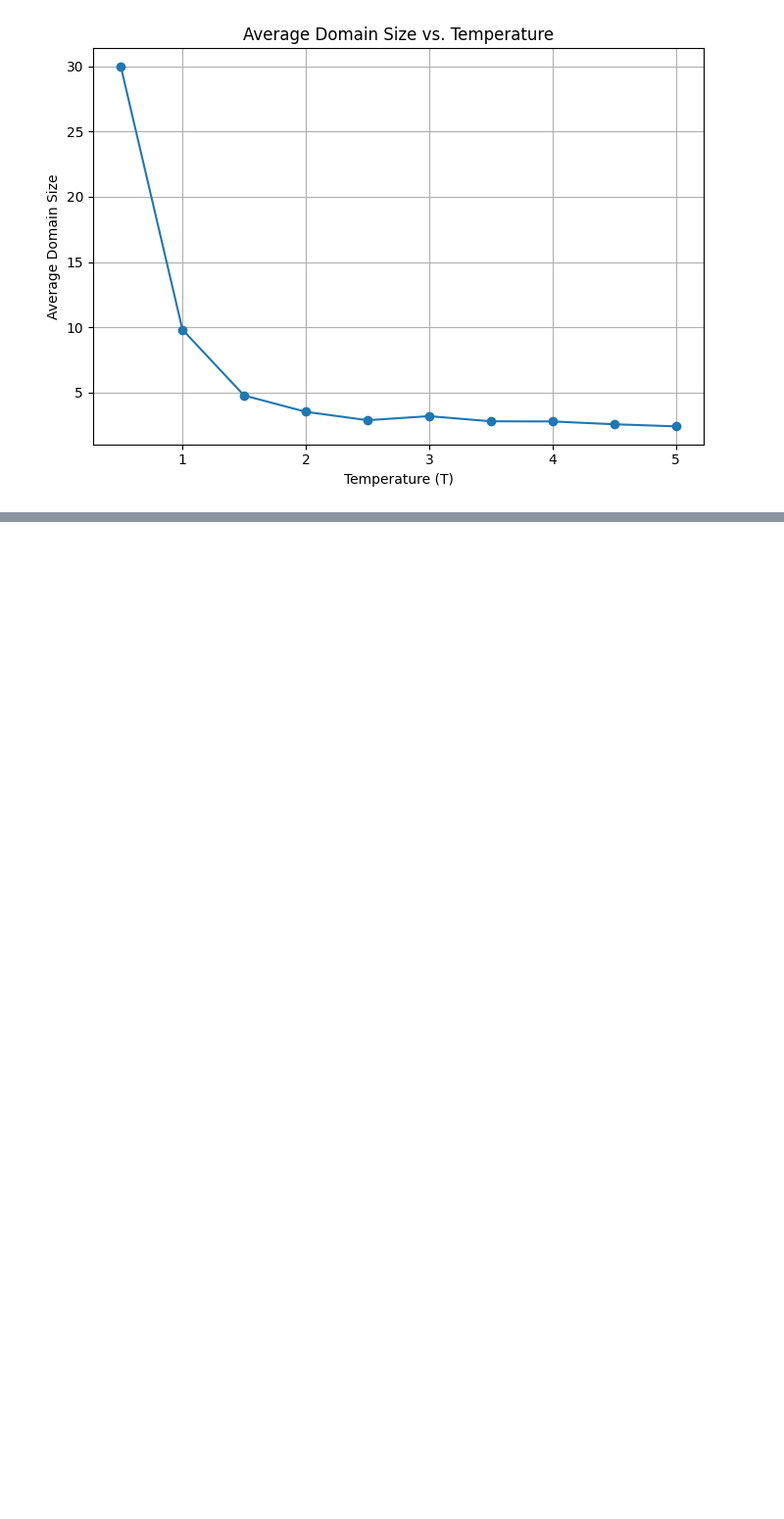
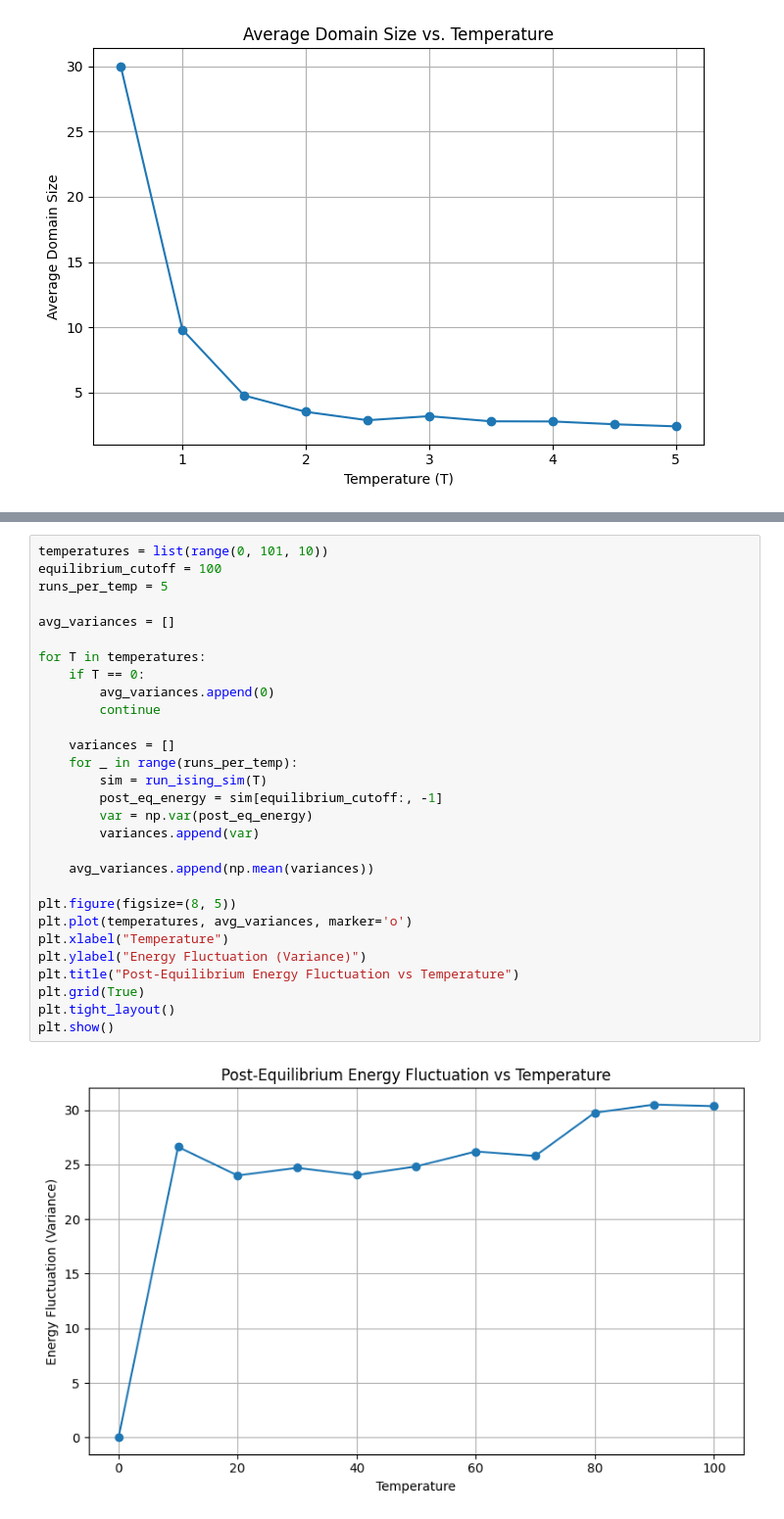
Before and after one commit to AgentEgeus/pioneer_hw, a Jupyter notebook: pioneer_hw4.ipynb, the cells around one changed output, grey strips where cells are left out. Shown at 98% size. Saved outputs shown, nothing was run; the diff lists cells and outputs as text; blank space fills up the shorter version.

```diff
--- a/pioneer_hw4.ipynb
+++ b/pioneer_hw4.ipynb
@@ -188,0 +368,31 @@ Running T = 5.00
+# %%
+temperatures = list(range(0, 101, 10))
+equilibrium_cutoff = 100
+runs_per_temp = 5
+
+avg_variances = []
+
+for T in temperatures:
+    if T == 0:
+        avg_variances.append(0)
+        continue
+
+    variances = []
+    for _ in range(runs_per_temp):
+        sim = run_ising_sim(T)
+        post_eq_energy = sim[equilibrium_cutoff:, -1]
+        var = np.var(post_eq_energy)
+        variances.append(var)
+
+    avg_variances.append(np.mean(variances))
+
+plt.figure(figsize=(8, 5))
+plt.plot(temperatures, avg_variances, marker='o')
+plt.xlabel("Temperature")
+plt.ylabel("Energy Fluctuation (Variance)")
+plt.title("Post-Equilibrium Energy Fluctuation vs Temperature")
+plt.grid(True)
+plt.tight_layout()
+plt.show()
+# %% [output]
+[figure, added]
```
Also changed, not shown: parts of 16 cells of this notebook.
